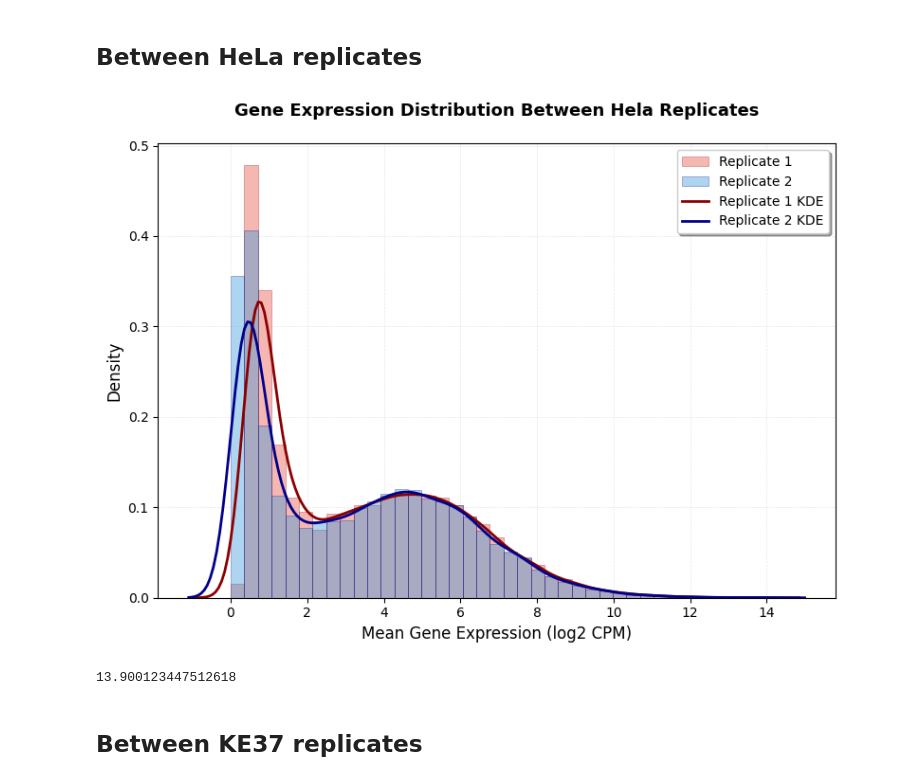
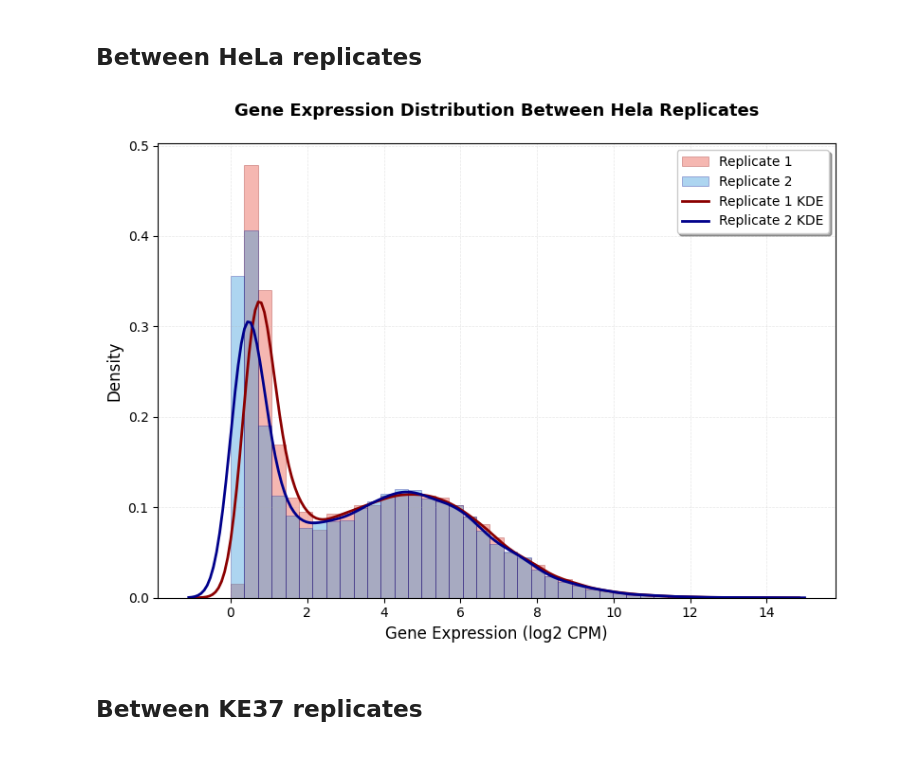
Before and after one commit to NicoNiCoN11/SeqAna_Pipe, a Jupyter notebook: variation_between_replicates.ipynb, the cells around one changed output. Drawn from its saved outputs; the diff is of its cells as text; code cells hidden in the pictures.

```diff
--- a/variation_between_replicates.ipynb
+++ b/variation_between_replicates.ipynb
@@ -194,39 +200,35 @@ mean_expr = (rep1_expr + rep2_expr) / 2
 fig, ax = plt.subplots(figsize=(8, 6))
 
 # Filter out very low expression for better visualization
 expressed_mask = (rep1_expr > 0.5) | (rep2_expr > 0.5)
 rep1_expressed = rep1_expr[expressed_mask]
 rep2_expressed = rep2_expr[expressed_mask]
 
 bins = np.linspace(0, max(rep1_expressed.max(), rep2_expressed.max()), 40) # define bins based on max expression
 
 # Histograms with density
 ax.hist(rep1_expressed, bins=bins, alpha=0.4, label='Replicate 1',
         color='#E74C3C', edgecolor='darkred', linewidth=0.5, density=True)
 ax.hist(rep2_expressed, bins=bins, alpha=0.4, label='Replicate 2',
         color='#3498DB', edgecolor='darkblue', linewidth=0.5, density=True)
 
 # Add KDE overlay using seaborn
 sns.kdeplot(data=rep1_expressed, color='darkred', linewidth=2,
             label='Replicate 1 KDE', ax=ax)
 sns.kdeplot(data=rep2_expressed, color='darkblue', linewidth=2,
             label='Replicate 2 KDE', ax=ax)
 
-ax.set_xlabel('Mean Gene Expression (log2 CPM)', fontsize=12)
+ax.set_xlabel('Gene Expression (log2 CPM)', fontsize=12)
 ax.set_ylabel('Density', fontsize=12)
 ax.set_title(f'Gene Expression Distribution Between Hela Replicates\n',
              fontsize=13, fontweight='bold')
 ax.legend(loc='upper right', frameon=True, fancybox=True, shadow=True, fontsize=10)
 ax.grid(alpha=0.3, linestyle='--', linewidth=0.5)
 
 plt.tight_layout()
 plt.show()
 # %% [output]
-[figure, old version]
+[figure, new version]
-# %%
-rep2_expressed.max()
-# %% [output]
-13.900123447512618
 # %% [markdown]
 ## Between KE37 replicates
 # %%
```
Also changed, not shown: parts of 11 cells of this notebook, 3 other files.
